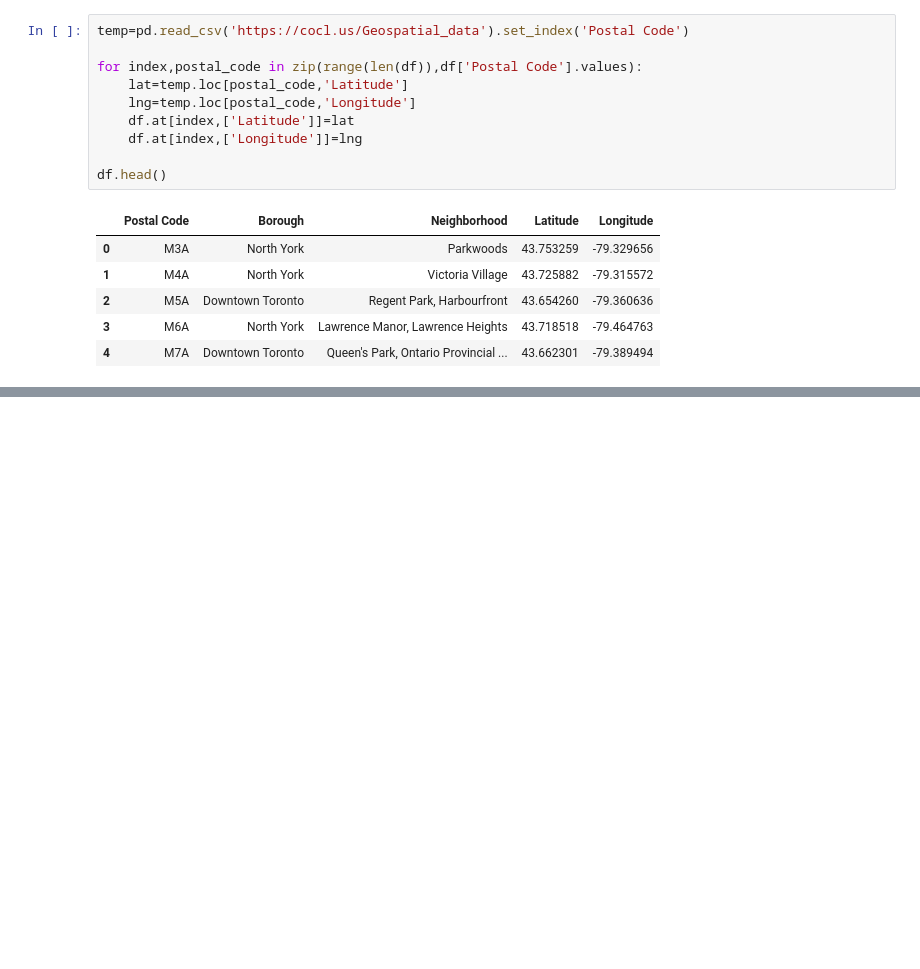
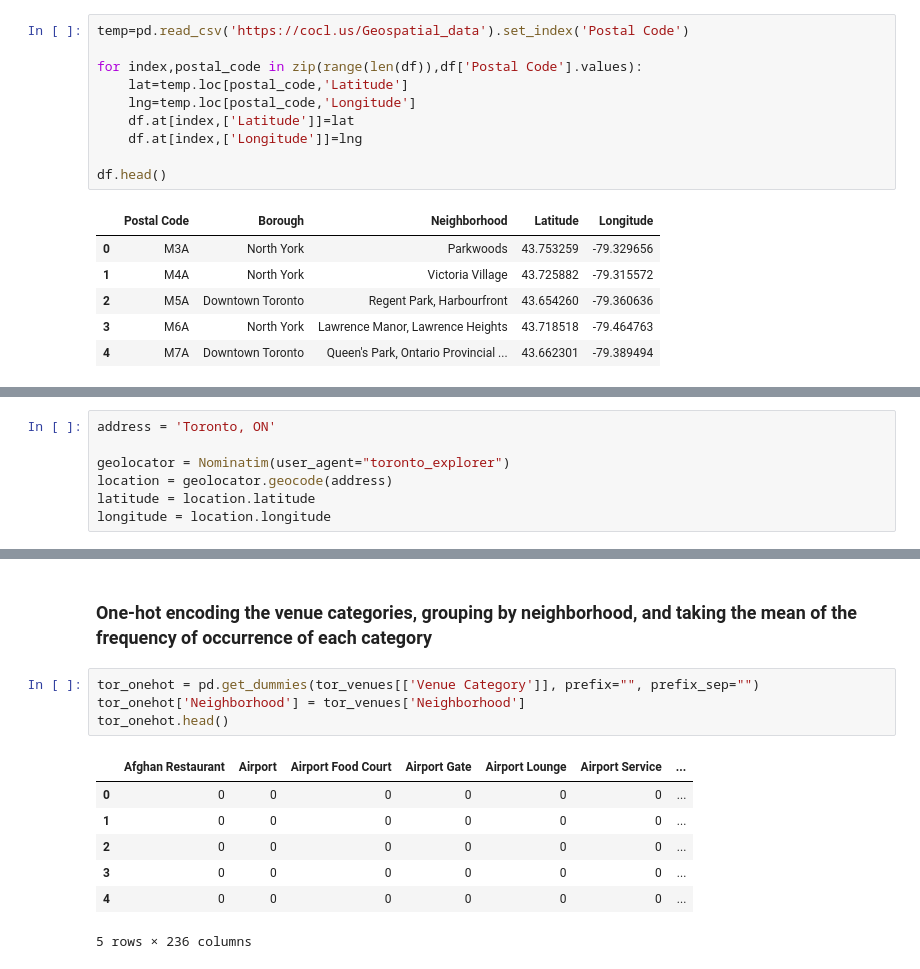
Before and after one commit to shaleen1/Coursera_Capstone, a Jupyter notebook: toronto_clusters.ipynb, the cells around one changed output, grey strips where cells are left out. Drawn from its saved outputs; the diff is of its cells as text; blank space fills up the shorter version.

```diff
--- a/toronto_clusters.ipynb
+++ b/toronto_clusters.ipynb
@@ -75,0 +89,7 @@ df.head()
+# %%
+address = 'Toronto, ON'
+
+geolocator = Nominatim(user_agent="toronto_explorer")
+location = geolocator.geocode(address)
+latitude = location.latitude
+longitude = location.longitude
@@ -75,0 +212,14 @@ df.head()
+# %% [markdown]
+### One-hot encoding the venue categories, grouping by neighborhood, and taking the mean of the frequency of occurrence of each category
+# %%
+tor_onehot = pd.get_dummies(tor_venues[['Venue Category']], prefix="", prefix_sep="")
+tor_onehot['Neighborhood'] = tor_venues['Neighborhood']
+tor_onehot.head()
+# %% [output]
+|  | Afghan Restaurant | Airport | Airport Food Court | Airport Gate | Airport Lounge | Airport Service | ... |
+| 0 | 0 | 0 | 0 | 0 | 0 | 0 | ... |
+| 1 | 0 | 0 | 0 | 0 | 0 | 0 | ... |
+| 2 | 0 | 0 | 0 | 0 | 0 | 0 | ... |
+| 3 | 0 | 0 | 0 | 0 | 0 | 0 | ... |
+| 4 | 0 | 0 | 0 | 0 | 0 | 0 | ... |
+5 rows × 236 columns
```
Also changed, not shown: parts of 30 cells of this notebook.
